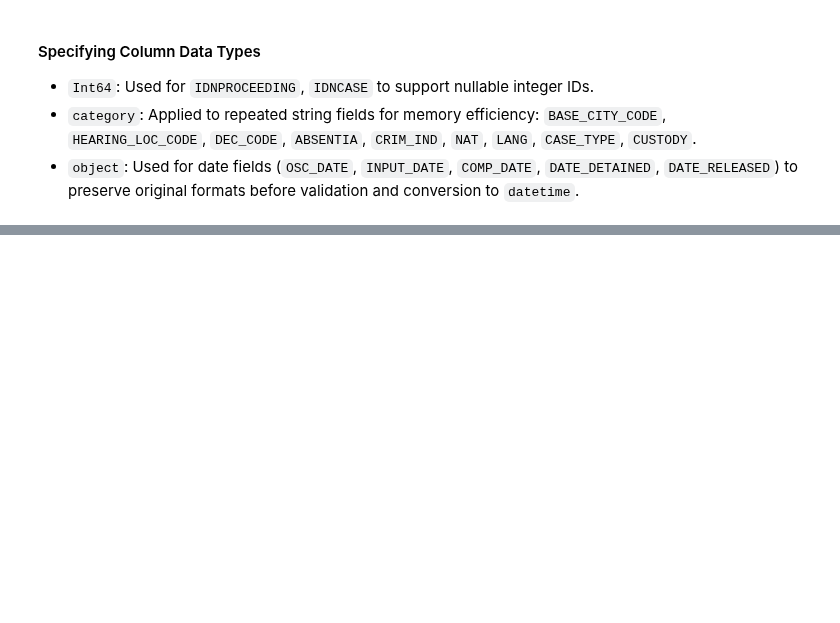
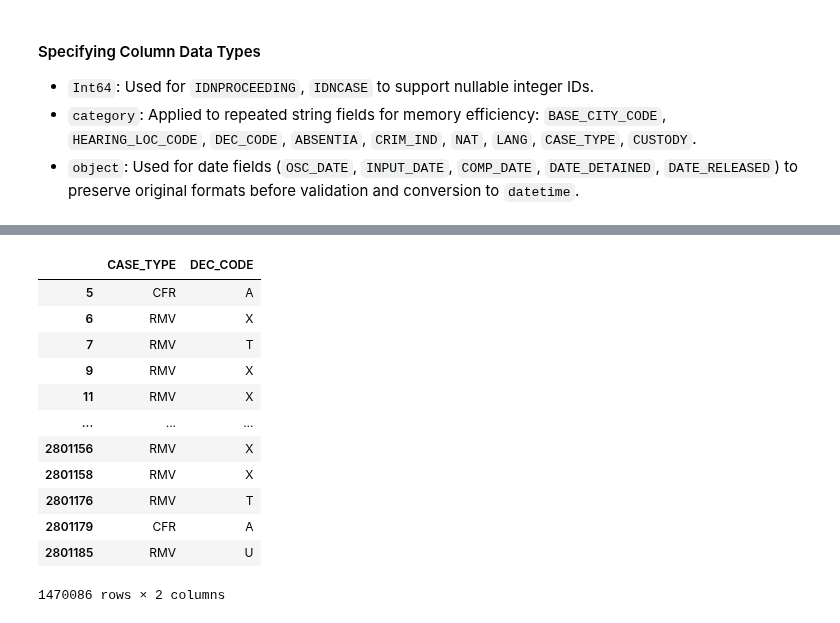
Before and after one commit to MIT-Emerging-Talent/ET6-CDSP-group-19-repo, a Jupyter notebook: 2_data_preparation/notebooks/02_clean_core_tables.ipynb, the cells around one changed output, grey strips where cells are left out. Cells and saved outputs as stored; diff of their text form; code cells hidden in the pictures; blank space fills up the shorter version.

```diff
--- a/2_data_preparation/notebooks/02_clean_core_tables.ipynb
+++ b/2_data_preparation/notebooks/02_clean_core_tables.ipynb
@@ -942,0 +1102,18 @@ proceedings
+# %%
+display(juvenile_proceedings[
+    juvenile_proceedings['CASE_TYPE'].notna() & juvenile_proceedings['DEC_CODE'].notna()
+][['CASE_TYPE', 'DEC_CODE']])
+# %% [output]
+|  | CASE_TYPE | DEC_CODE |
+| 5 | CFR | A |
+| 6 | RMV | X |
+| 7 | RMV | T |
+| 9 | RMV | X |
+| 11 | RMV | X |
+| ... | ... | ... |
+| 2801156 | RMV | X |
+| 2801158 | RMV | X |
+| 2801176 | RMV | T |
+| 2801179 | CFR | A |
+| 2801185 | RMV | U |
+1470086 rows × 2 columns
```
Also changed, not shown: parts of 34 cells of this notebook.
